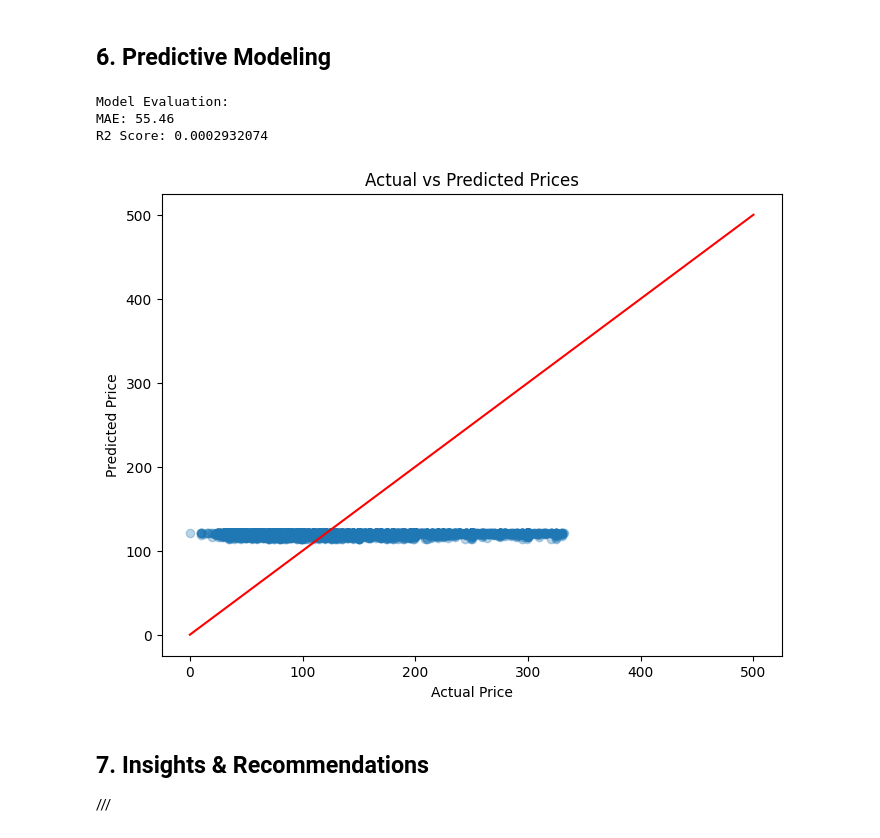
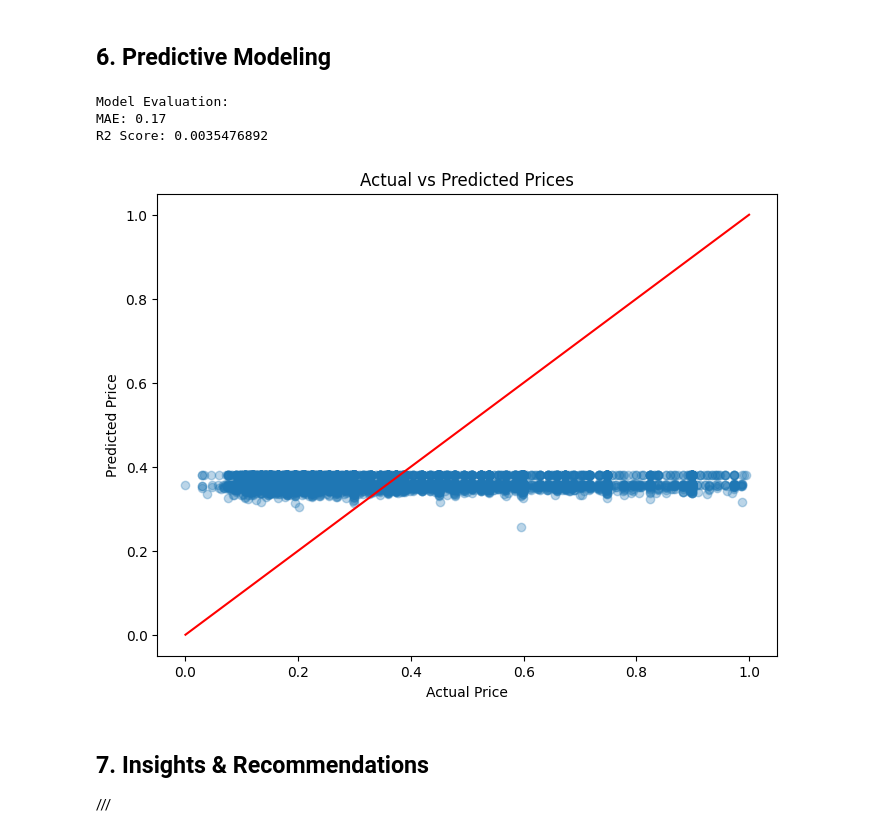
Before and after one commit to lauraliu518/airbnb-data-analyzation, a Jupyter notebook: project.ipynb, the cells around one changed output. Saved outputs shown, nothing was run; the diff lists cells and outputs as text; code cells hidden in the pictures.

```diff
--- a/project.ipynb
+++ b/project.ipynb
@@ -13,7 +13,7 @@ import sklearn.preprocessing as skp
 ## 1. Initial Exploration
 ### 1.1 Basics
 # %%
-df = pd.read_csv('archive/AB_NYC_2019.csv')
+df = pd.read_csv('../archive/AB_NYC_2019.csv')
 df.head()
 # %% [output]
 |  | id | name | host_id | host_name | neighbourhood_group | neighbourhood | latitude | longitude | ... |
@@ -338,9 +333,9 @@ The days_since_last_review bins show a varied relationship with price, with the
 ## 6. Predictive Modeling
 # %%
 # Selecting features
-features = ['number_of_reviews'] # ['number_of_reviews_norm','reviews_per_month_norm', 'days_since_last_review_norm']
+features = ['number_of_reviews_norm','reviews_per_month_norm', 'days_since_last_review_norm']
 X = df[features]
-y = df['price']
+y = df['price_norm']
 
 # Splitting the data
 X_train, X_test, y_train, y_test = train_test_split(X, y, test_size=0.2, random_state=42)
@@ -358,19 +353,19 @@ print(f'MAE: {mean_absolute_error(y_test, y_pred):.2f}')
 print(f'R2 Score: {r2_score(y_test, y_pred):.10f}')
 # %% [output]
 Model Evaluation:
-MAE: 55.46
-R2 Score: 0.0002932074
+MAE: 0.17
+R2 Score: 0.0035476892
 # %%
 # Visualization of Prediction Performance
 plt.figure(figsize=(8,6))
 plt.scatter(y_test, y_pred, alpha=0.3)
-plt.plot([0,500], [0,500], color='red')
+plt.plot([0,1], [0,1], color='red')
 plt.title('Actual vs Predicted Prices')
 plt.xlabel('Actual Price')
 plt.ylabel('Predicted Price')
 plt.show()
 # %% [output]
-[figure, old version]
+[figure, new version]
 # %% [markdown]
 ## 7. Insights & Recommendations
 
```
Also changed, not shown: parts of 10 cells of this notebook.
